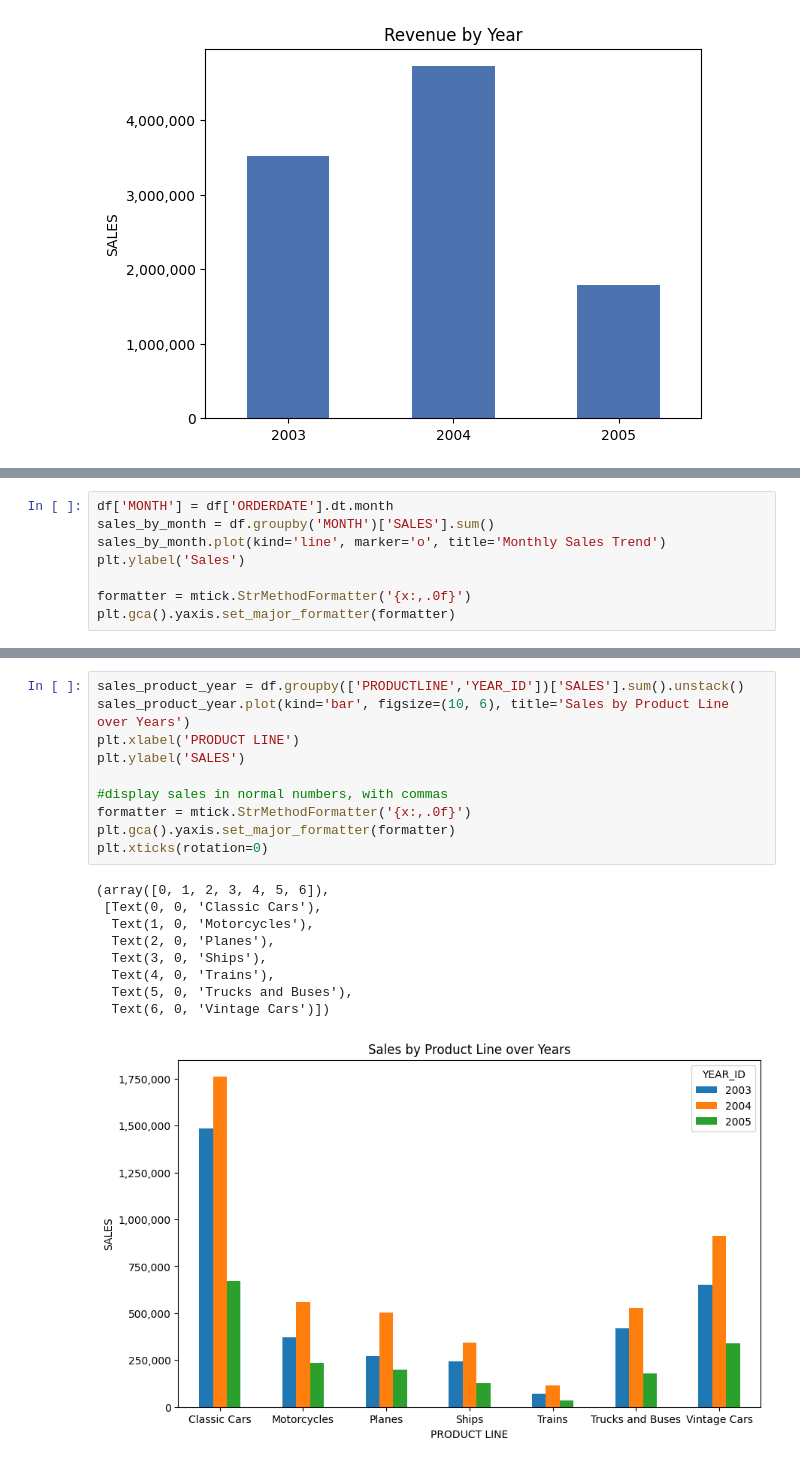
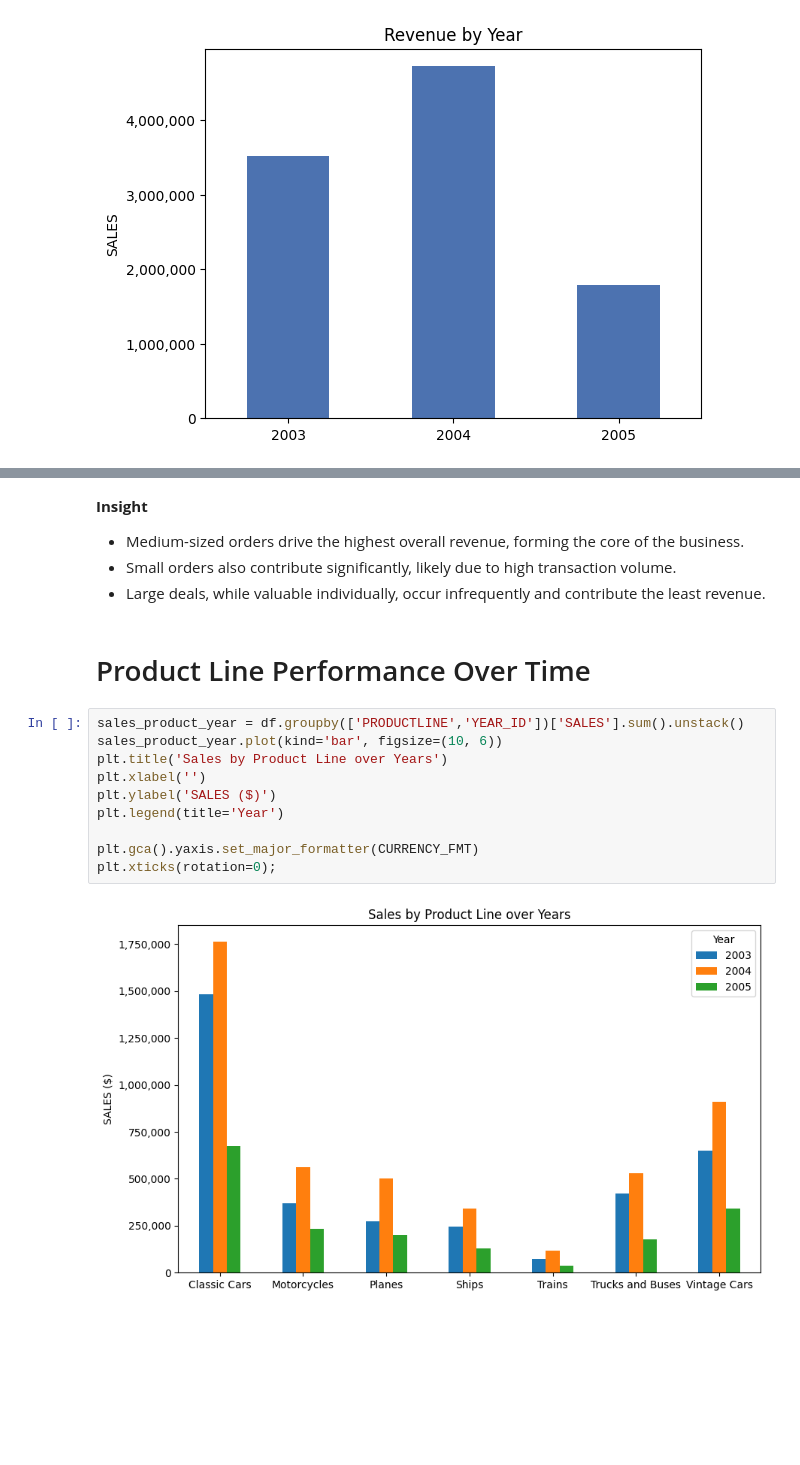
Before and after one commit to martynas816/sales, a Jupyter notebook: sales.ipynb, the cells around one changed output, grey strips where cells are left out. Saved outputs shown, nothing was run; the diff lists cells and outputs as text; blank space fills up the shorter version.

```diff
--- a/sales.ipynb
+++ b/sales.ipynb
@@ -291,8 +270,0 @@ Sales seasonality (monthly trends)
-# %%
-df['MONTH'] = df['ORDERDATE'].dt.month
-sales_by_month = df.groupby('MONTH')['SALES'].sum()
-sales_by_month.plot(kind='line', marker='o', title='Monthly Sales Trend')
-plt.ylabel('Sales')
-
-formatter = mtick.StrMethodFormatter('{x:,.0f}')
-plt.gca().yaxis.set_major_formatter(formatter)
@@ -301,20 +271,19 @@ plt.gca().yaxis.set_major_formatter(formatter)
+# %% [markdown]
+**Insight**
+- Medium-sized orders drive the highest overall revenue, forming the core of the business.
+- Small orders also contribute significantly, likely due to high transaction volume.
+- Large deals, while valuable individually, occur infrequently and contribute the least revenue.
+# %% [markdown]
+# Product Line Performance Over Time
 # %%
 sales_product_year = df.groupby(['PRODUCTLINE','YEAR_ID'])['SALES'].sum().unstack()
-sales_product_year.plot(kind='bar', figsize=(10, 6), title='Sales by Product Line over Years')
-plt.xlabel('PRODUCT LINE')
-plt.ylabel('SALES')
+sales_product_year.plot(kind='bar', figsize=(10, 6))
+plt.title('Sales by Product Line over Years')
+plt.xlabel('')
+plt.ylabel('SALES ($)')
+plt.legend(title='Year')
 
-#display sales in normal numbers, with commas
-formatter = mtick.StrMethodFormatter('{x:,.0f}')
-plt.gca().yaxis.set_major_formatter(formatter)
-plt.xticks(rotation=0)
+plt.gca().yaxis.set_major_formatter(CURRENCY_FMT)
+plt.xticks(rotation=0);
 # %% [output]
-(array([0, 1, 2, 3, 4, 5, 6]),
- [Text(0, 0, 'Classic Cars'),
-  Text(1, 0, 'Motorcycles'),
-  Text(2, 0, 'Planes'),
-  Text(3, 0, 'Ships'),
-  Text(4, 0, 'Trains'),
-  Text(5, 0, 'Trucks and Buses'),
-  Text(6, 0, 'Vintage Cars')])
-[figure, old version]
+[figure, new version]
```
Also changed, not shown: parts of 22 cells of this notebook.
